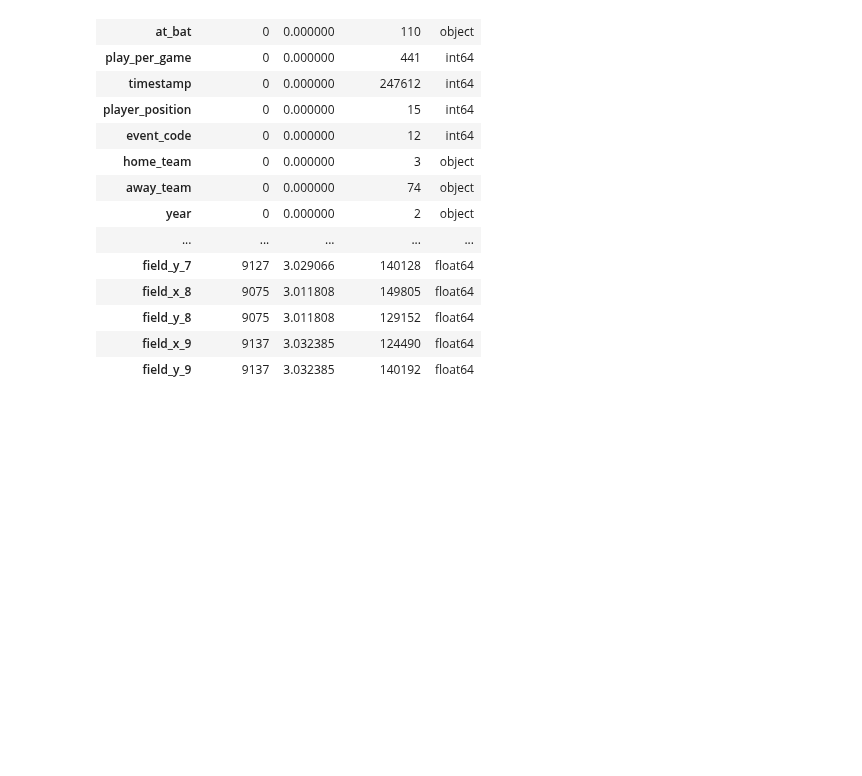
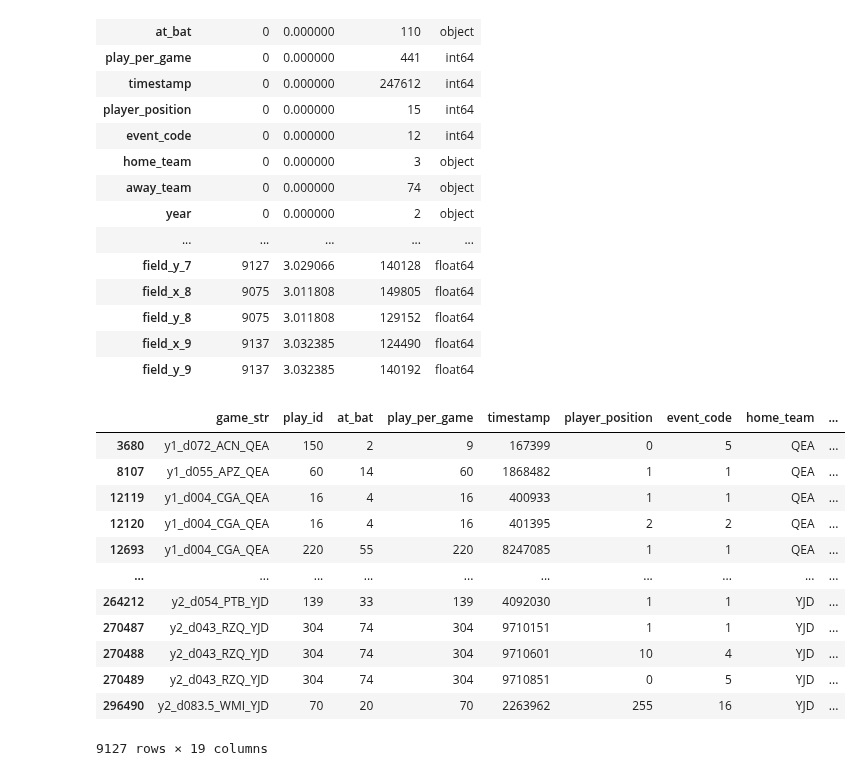
Before and after one commit to d2osborn/SMTChallenge2025, a Jupyter notebook: Team15-eda.ipynb, the cells around one changed output. Saved outputs shown, nothing was run; the diff lists cells and outputs as text; code cells hidden in the pictures; blank space fills up the shorter version.

```diff
--- a/Team15-eda.ipynb
+++ b/Team15-eda.ipynb
@@ -224,3 +230,19 @@ info_table(game_events.merge(player_pos_transformed, on=['game_str', 'timestamp'
 | field_y_8 | 9075 | 3.011808 | 129152 | float64 |
 | field_x_9 | 9137 | 3.032385 | 124490 | float64 |
 | field_y_9 | 9137 | 3.032385 | 140192 | float64 |
+# %%
+game_events.merge(player_pos_transformed, on=['game_str', 'timestamp','play_id'], how='left')[game_events.merge(player_pos_transformed, on=['game_str', 'timestamp','play_id'], how='left')['field_x_7'].isna()]
+# %% [output]
+|  | game_str | play_id | at_bat | play_per_game | timestamp | player_position | event_code | home_team | ... |
+| 3680 | y1_d072_ACN_QEA | 150 | 2 | 9 | 167399 | 0 | 5 | QEA | ... |
+| 8107 | y1_d055_APZ_QEA | 60 | 14 | 60 | 1868482 | 1 | 1 | QEA | ... |
+| 12119 | y1_d004_CGA_QEA | 16 | 4 | 16 | 400933 | 1 | 1 | QEA | ... |
+| 12120 | y1_d004_CGA_QEA | 16 | 4 | 16 | 401395 | 2 | 2 | QEA | ... |
+| 12693 | y1_d004_CGA_QEA | 220 | 55 | 220 | 8247085 | 1 | 1 | QEA | ... |
+| ... | ... | ... | ... | ... | ... | ... | ... | ... | ... |
+| 264212 | y2_d054_PTB_YJD | 139 | 33 | 139 | 4092030 | 1 | 1 | YJD | ... |
+| 270487 | y2_d043_RZQ_YJD | 304 | 74 | 304 | 9710151 | 1 | 1 | YJD | ... |
+| 270488 | y2_d043_RZQ_YJD | 304 | 74 | 304 | 9710601 | 10 | 4 | YJD | ... |
+| 270489 | y2_d043_RZQ_YJD | 304 | 74 | 304 | 9710851 | 0 | 5 | YJD | ... |
+| 296490 | y2_d083.5_WMI_YJD | 70 | 20 | 70 | 2263962 | 255 | 16 | YJD | ... |
+9127 rows × 19 columns
```
Also changed, not shown: parts of 1 cell of this notebook, 1 other file.
